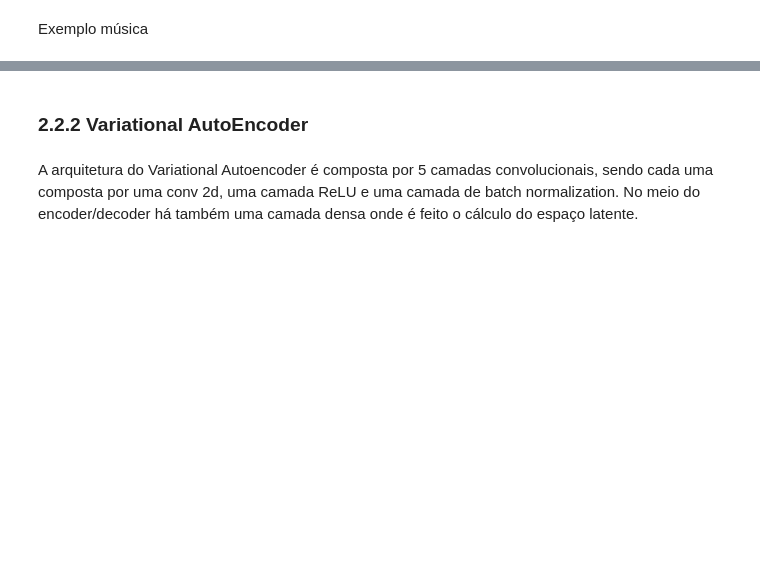
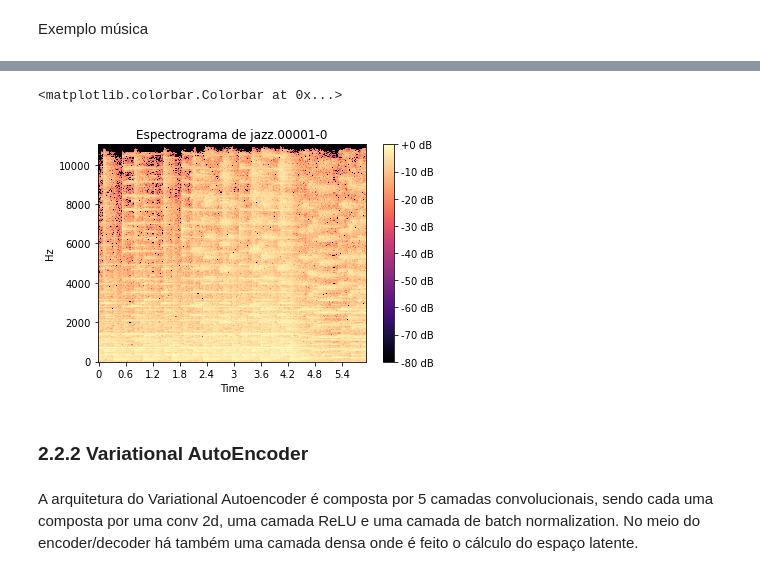
Before and after one commit to lucascouri2/projeto-modelos-descritivos, a Jupyter notebook: relatorio.ipynb, the cells around one changed output, grey strips where cells are left out. Saved outputs shown, nothing was run; the diff lists cells and outputs as text; code cells hidden in the pictures; blank space fills up the shorter version.

```diff
--- a/relatorio.ipynb
+++ b/relatorio.ipynb
@@ -172,11 +207,14 @@ plt.title('Waveplot do jazz.00001.wav')
 # %%
-spectrogram = np.load("data/fsdd-jazz/spectrograms/jazz.00001.wav.npy")
+spectrogram = np.load("data/fsdd-jazz/spectrograms/jazz.00001.wav-0.npy")
 S_db = librosa.amplitude_to_db(np.abs(spectrogram), ref=np.max)
 
 fig, ax = plt.subplots()
 img = librosa.display.specshow(S_db, x_axis='time', y_axis='linear', ax=ax)
-ax.set(title='Espectrograma de jazz.00001')
+ax.set(title='Espectrograma de jazz.00001-0')
 fig.colorbar(img, ax=ax, format="%+2.f dB")
+# %% [output]
+<matplotlib.colorbar.Colorbar at 0x...>
+[figure, added]
 # %% [markdown]
 ### 2.2.2 Variational AutoEncoder
 # %% [markdown]
```
Also changed, not shown: parts of 28 cells of this notebook, 2 other files.
